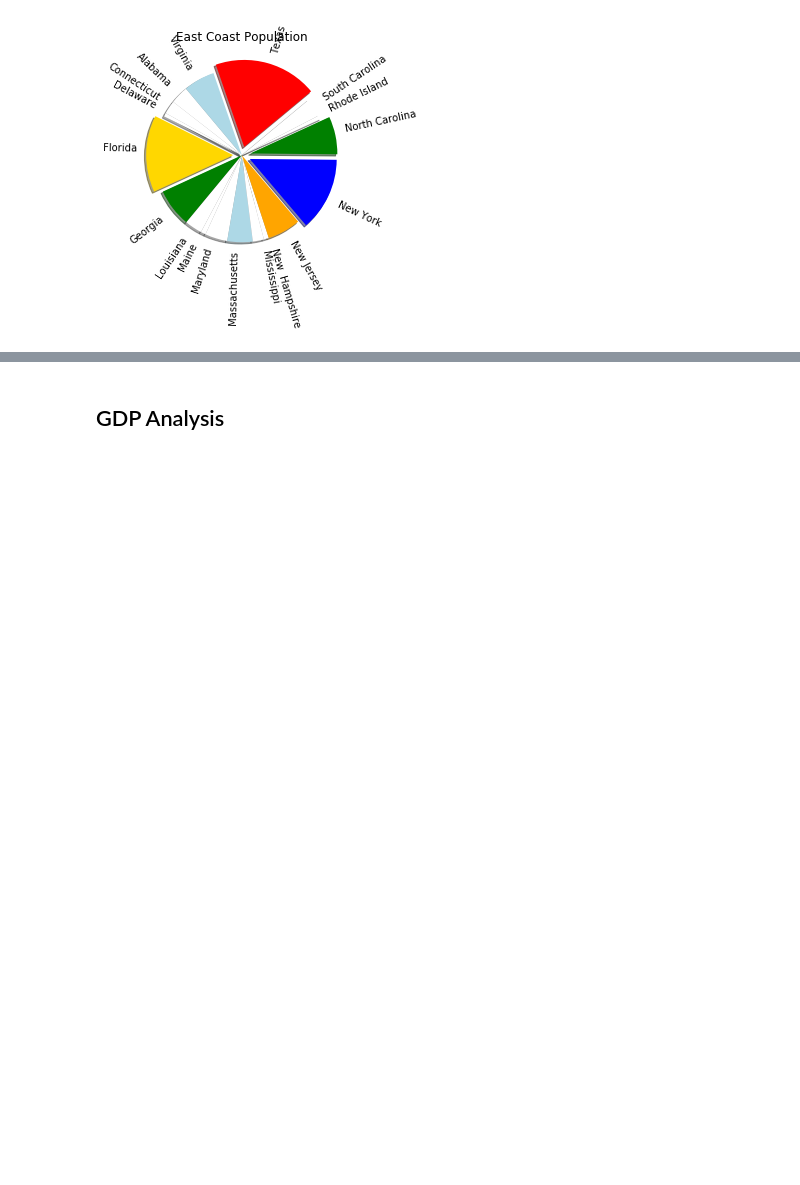
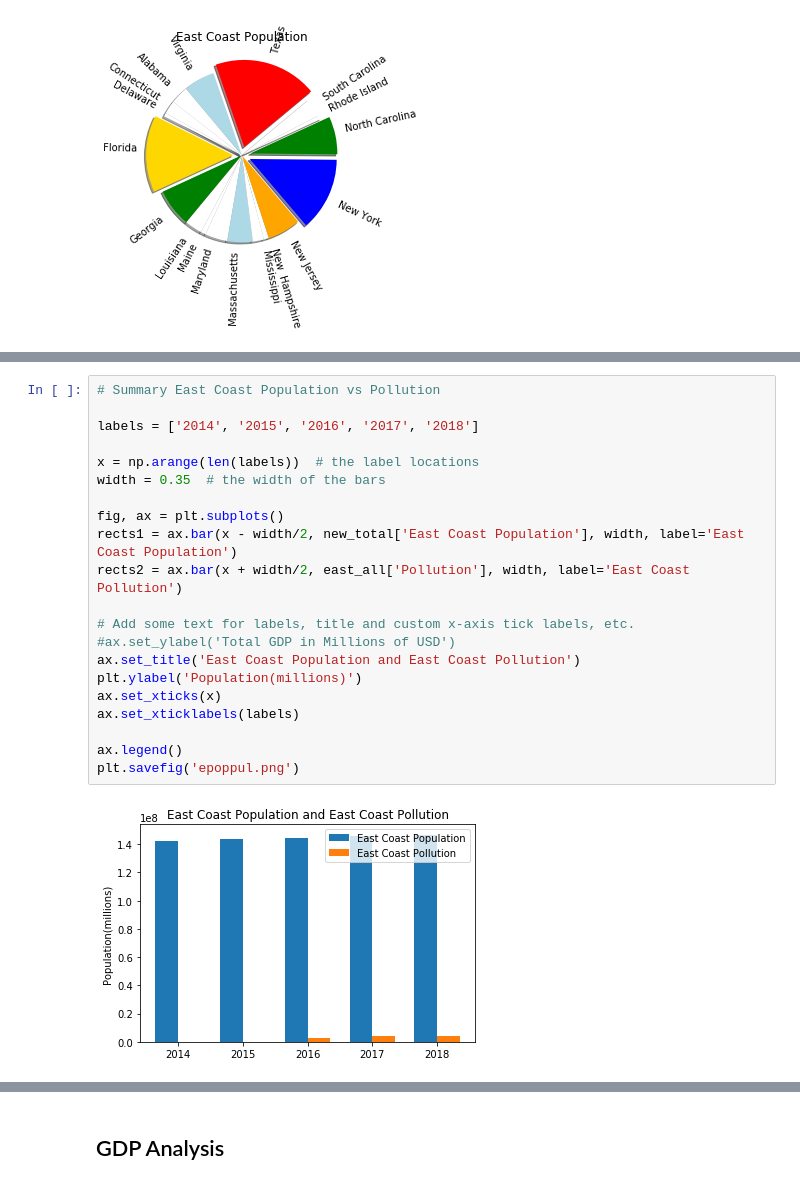
Before and after one commit to saeedakc/Toxic_Situation, a Jupyter notebook: Toxic_Situation_Analysis.ipynb, the cells around one changed output, grey strips where cells are left out. Saved outputs shown, nothing was run; the diff lists cells and outputs as text; blank space fills up the shorter version.

```diff
--- a/Toxic_Situation_Analysis.ipynb
+++ b/Toxic_Situation_Analysis.ipynb
@@ -61,0 +185,23 @@ plt.show()
+# %%
+# Summary East Coast Population vs Pollution
+
+labels = ['2014', '2015', '2016', '2017', '2018']
+
+x = np.arange(len(labels))  # the label locations
+width = 0.35  # the width of the bars
+
+fig, ax = plt.subplots()
+rects1 = ax.bar(x - width/2, new_total['East Coast Population'], width, label='East Coast Population')
+rects2 = ax.bar(x + width/2, east_all['Pollution'], width, label='East Coast Pollution')
+
+# Add some text for labels, title and custom x-axis tick labels, etc.
+#ax.set_ylabel('Total GDP in Millions of USD')
+ax.set_title('East Coast Population and East Coast Pollution')
+plt.ylabel('Population(millions)')
+ax.set_xticks(x)
+ax.set_xticklabels(labels)
+
+ax.legend()
+plt.savefig('epoppul.png')
+# %% [output]
+[figure, added]
```
Also changed, not shown: parts of 5 cells of this notebook, 2 other files.
